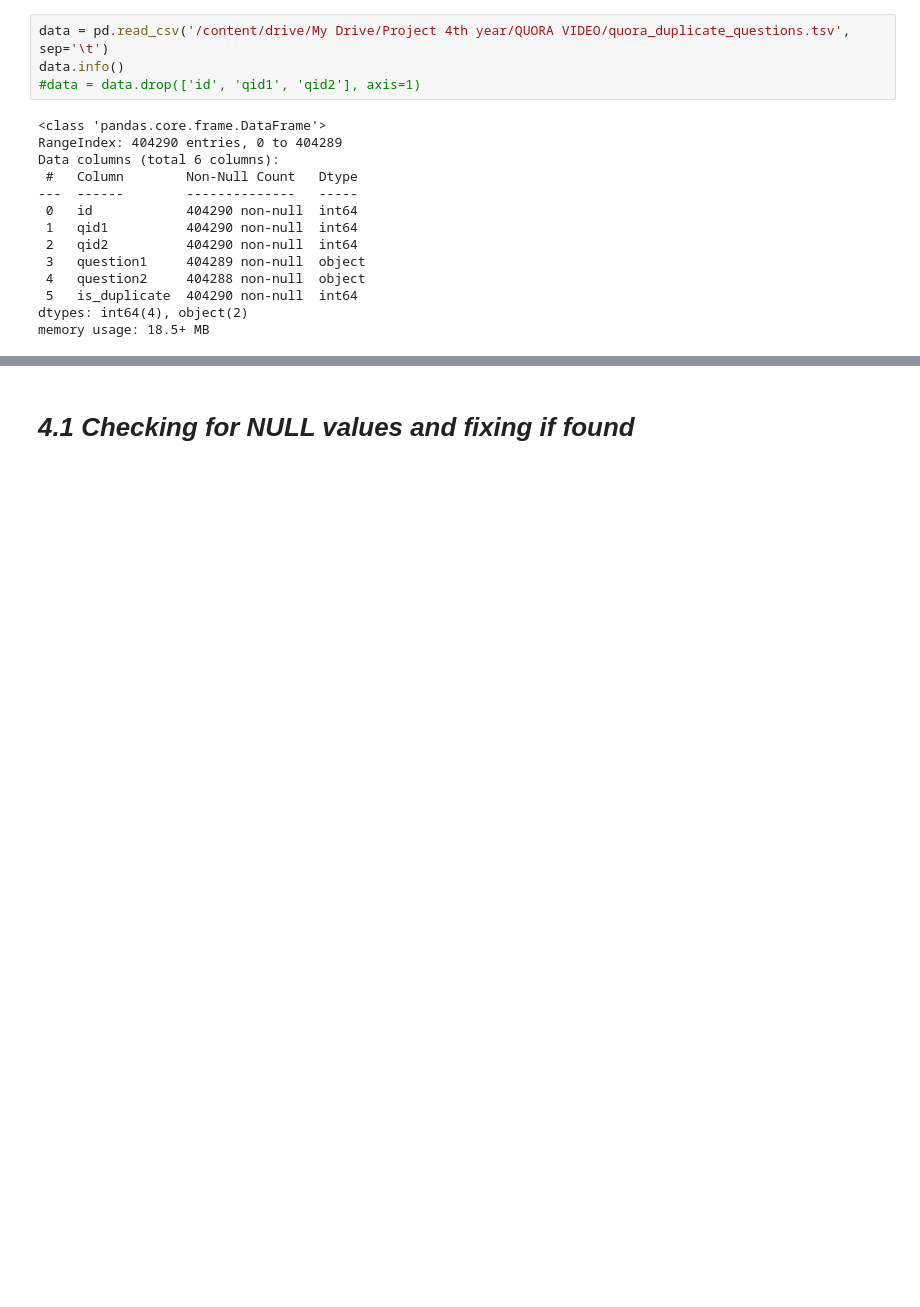
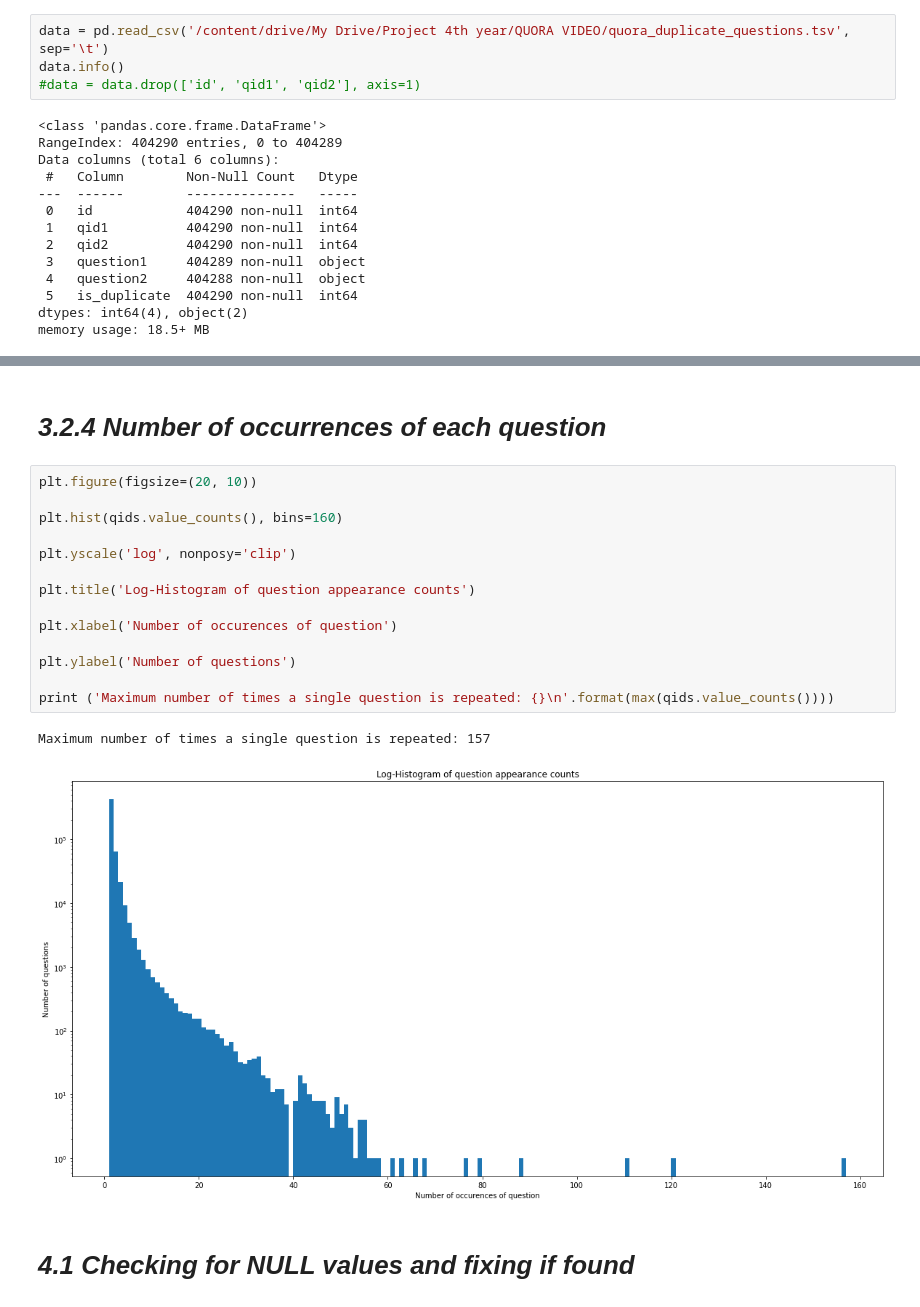
Before and after one commit to RajaSudipta/Quora-Question-Pairs, a Jupyter notebook: quora_question_pairs_ml_phase2.ipynb, the cells around one changed output, grey strips where cells are left out. Drawn from its saved outputs; the diff is of its cells as text; blank space fills up the shorter version.

```diff
--- a/quora_question_pairs_ml_phase2.ipynb
+++ b/quora_question_pairs_ml_phase2.ipynb
@@ -151,3 +230,22 @@ memory usage: 18.5+ MB
+# %% [markdown]
+# ***3.2.4 Number of occurrences of each question***
+# %%
+plt.figure(figsize=(20, 10))
+
+plt.hist(qids.value_counts(), bins=160)
+
+plt.yscale('log', nonposy='clip')
+
+plt.title('Log-Histogram of question appearance counts')
+
+plt.xlabel('Number of occurences of question')
+
+plt.ylabel('Number of questions')
+
+print ('Maximum number of times a single question is repeated: {}\n'.format(max(qids.value_counts())))
+# %% [output]
+Maximum number of times a single question is repeated: 157
+[figure, added]
 # %% [markdown]
 # ***4.1 Checking for NULL values and fixing if found***
 # %%
```
Also changed, not shown: parts of 66 cells of this notebook.
